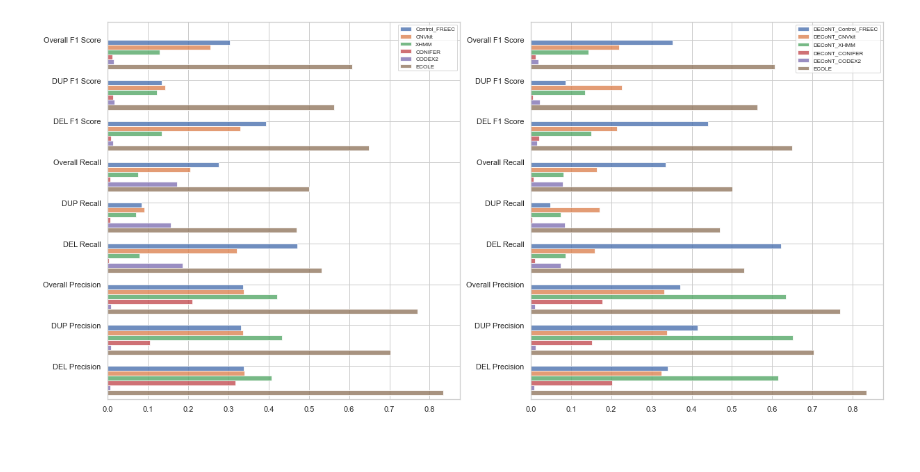
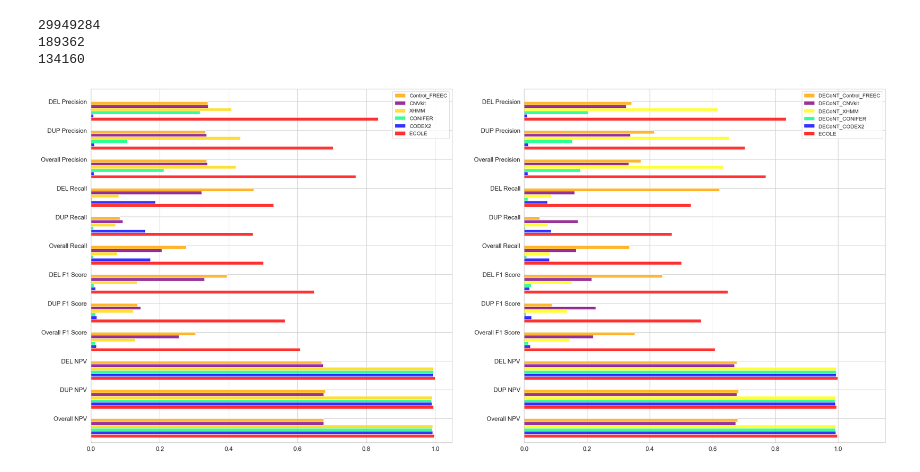
Before and after one commit to alperylmzz/ECOLE-revision, a Jupyter notebook: Figure2.ipynb, the cells around one changed output. Drawn from its saved outputs; the diff is of its cells as text; code cells hidden in the pictures.

```diff
--- a/Figure2.ipynb
+++ b/Figure2.ipynb
@@ -7 +65,22 @@ from operator import itemgetter #we use this in the sorting procecure, below
+# %%
+def del_npv(method):
+    FN = (confusion_matrix[method][0][2]+confusion_matrix[method][1][2])
+    TN = (confusion_matrix[method][0][0] + confusion_matrix[method][0][1]) + (confusion_matrix[method][1][0] + confusion_matrix[method][1][1])
+    return TN/(TN+FN)
+
+def dup_npv(method):
+    FN = (confusion_matrix[method][0][1]+confusion_matrix[method][2][1])
+    TN = (confusion_matrix[method][0][0] + confusion_matrix[method][0][2]) + (confusion_matrix[method][2][0] + confusion_matrix[method][2][2])
+    return TN/(TN+FN)
+
+def overall_npv(method):
+    return (del_npv(method)+dup_npv(method))/2
+# %%
+print(np.sum(confusion_matrix["ECOLE"][0]))
+print(np.sum(confusion_matrix["ECOLE"][1]))
+print(np.sum(confusion_matrix["ECOLE"][2]))
+# %% [output]
+29949284
+189362
+134160
 # %%
@@ -23,25 +103,28 @@ decont_performance = {"DECoNT_Control_FREEC":DECoNT_Control_FREEC,"DECoNT_CNVkit
 # %%
-performanceTypes = ['DEL Precision','DUP Precision','Overall Precision','DEL Recall','DUP Recall','Overall Recall','DEL F1 Score','DUP F1 Score','Overall F1 Score']
+performanceTypes = ['DEL Precision','DUP Precision','Overall Precision','DEL Recall','DUP Recall','Overall Recall','DEL F1 Score','DUP F1 Score','Overall F1 Score', 'DEL NPV', "DUP NPV", "Overall NPV",]
 
 
 
 ind = np.arange(len(performanceTypes))
-width=0.12
+width=0.11
 
-fig, (ax1, ax2) = plt.subplots(1,2, figsize=(20,10))
+fig, (ax1, ax2) = plt.subplots(1,2, figsize=(35,16))
 ax1 = plt.subplot(1, 2, 1)
 for i,caller in enumerate(performance.keys()):
-    ax1.barh(ind-i*width, performance[caller], width, align='center', alpha=0.8, label=caller) #a horizontal bar chart (use .bar instead of .barh for vertical)
-ax1.set(yticks=ind + width/2, yticklabels=performanceTypes, ylim=[2*width - 1, len(performanceTypes)-0.5])
-ax1.legend(loc="upper right",fontsize=8)
+    ax1.barh(ind-i*width, list(reversed(performance[caller][0])), width, align='center', alpha=0.8, label=caller, color=performance[caller][1]) #a horizontal bar chart (use .bar instead of .barh for vertical)
+ax1.set(yticks=ind + width/2, yticklabels=list(reversed(performanceTypes)), ylim=[2*width - 1, len(performanceTypes)-0.5])
+ax1.tick_params(axis='both', which='major', labelsize=15)
+ax1.legend(loc="upper right",fontsize=13)
 
 ax2 = plt.subplot(1, 2, 2, sharey=ax1)
 for i,caller in enumerate(decont_performance.keys()):
-    ax2.barh(ind-i*width, decont_performance[caller], width, align='center', alpha=0.8, label=caller) #a horizontal bar chart (use .bar instead of .barh for vertical)
-ax2.set(yticks=ind + width/2, yticklabels=performanceTypes, ylim=[2*width - 1, len(performanceTypes)-0.5 ])
-ax2.legend(loc="upper right",fontsize=8)
+    ax2.barh(ind-i*width, list(reversed(decont_performance[caller][0])), width, align='center', alpha=0.8, label=caller, color=decont_performance[caller][1]) #a horizontal bar chart (use .bar instead of .barh for vertical)
+ax2.set(yticks=ind + width/2, yticklabels=list(reversed(performanceTypes)), ylim=[2*width - 1, len(performanceTypes)-0.5 ], xlim=[0,1.15])
+ax2.tick_params(axis='both', which='major', labelsize=15)
+ax2.legend(loc="upper right",fontsize=13)
+
 
 #plt.xlabel('')
 plt.show()
 # %% [output]
-[figure, old version]
+[figure, new version]
```
Also changed, not shown: parts of 3 cells of this notebook.
